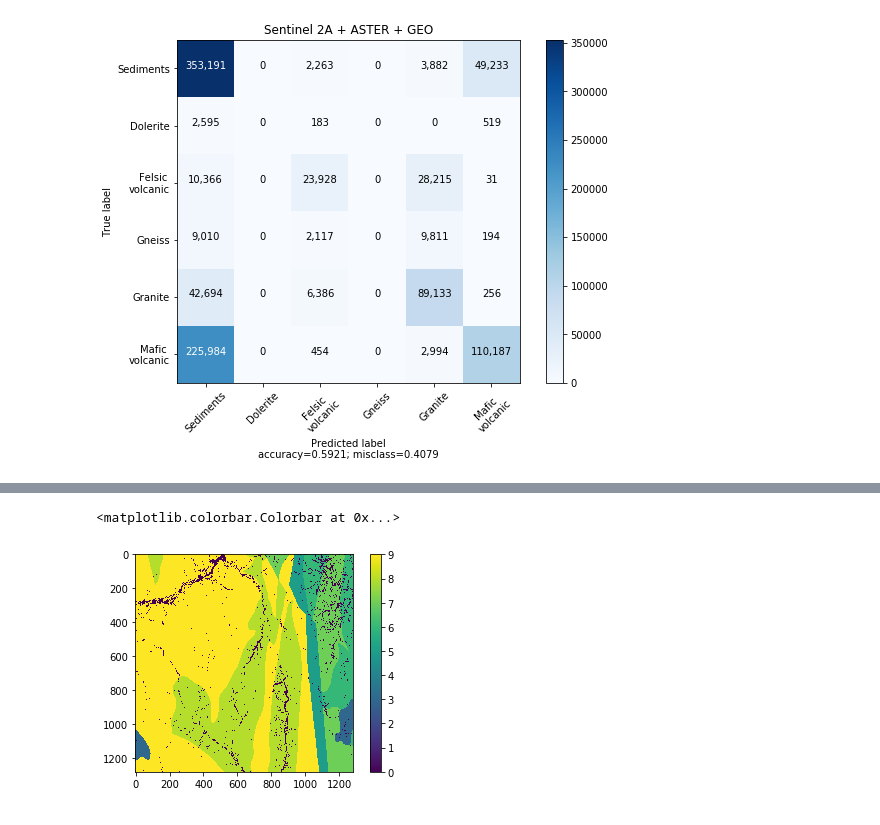
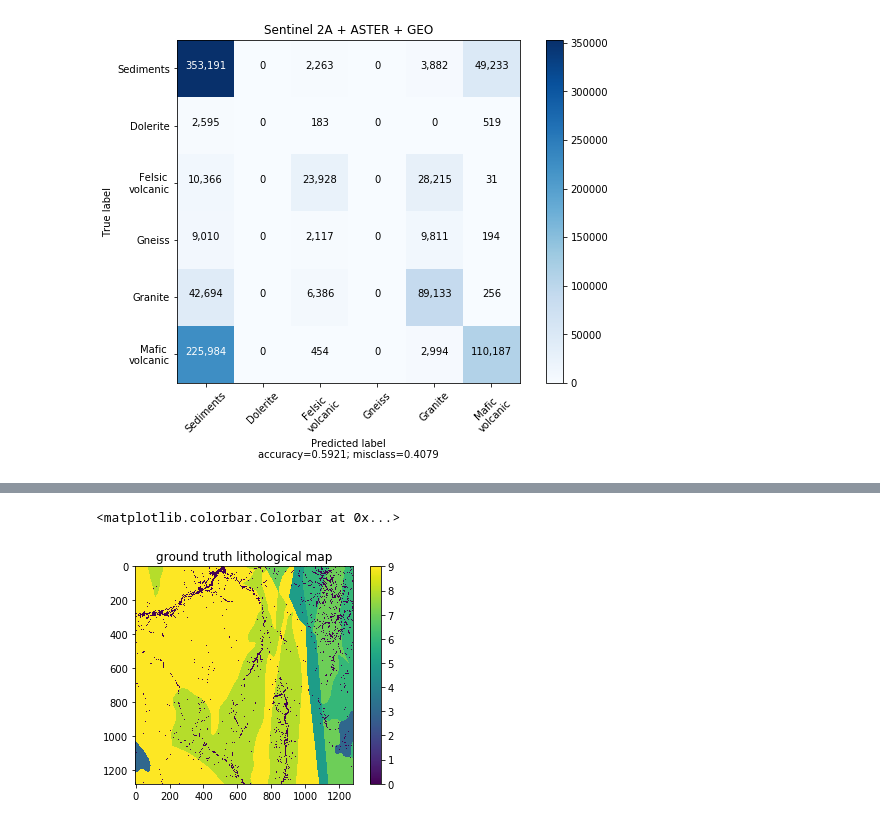
Before and after one commit to chenyz0601/DL-RockClassification, a Jupyter notebook: test.ipynb, the cells around one changed output, grey strips where cells are left out. Drawn from its saved outputs; the diff is of its cells as text; code cells hidden in the pictures.

```diff
--- a/test.ipynb
+++ b/test.ipynb
@@ -439,7 +450,8 @@ plt.colorbar()
 # %%
 Y = np.load('./data/block1/Y.npy')
 plt.imshow(Y)
+plt.title('ground truth lithological map')
 plt.colorbar()
 # %% [output]
 <matplotlib.colorbar.Colorbar at 0x...>
-[figure, old version]
+[figure, new version]
```
Also changed, not shown: parts of 3 cells of this notebook.
